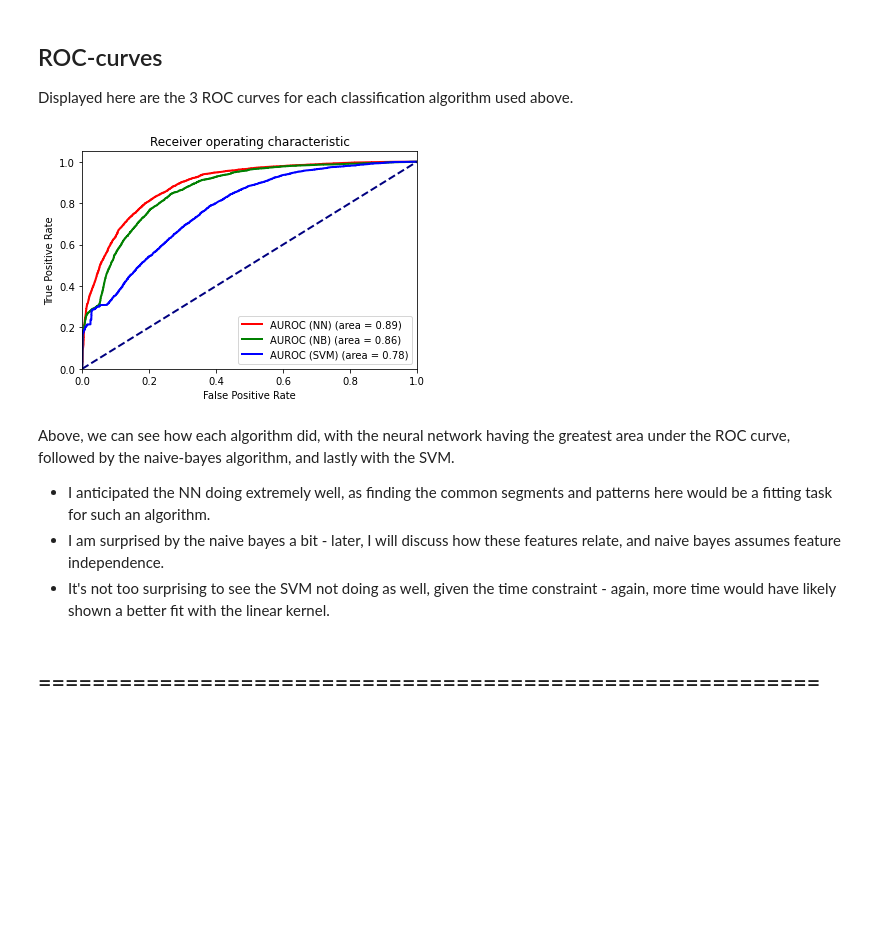
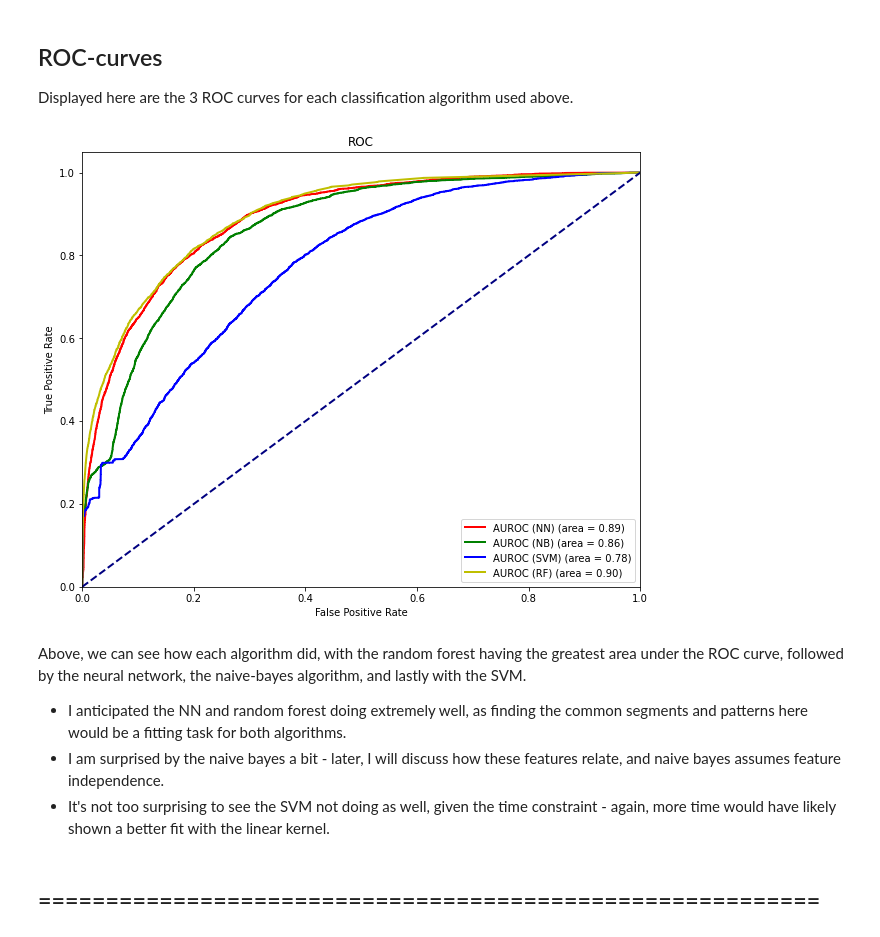
Before and after one commit to mrmattkennedy/Aunalytics-Data-Science, a Jupyter notebook: Aunalytics - Data Science - Matt Kennedy-checkpoint.ipynb, the cells around one changed output. Cells and saved outputs as stored; diff of their text form; code cells hidden in the pictures; blank space fills up the shorter version.

Commit message:
Added random forest, fixed some comments

```diff
--- a/Aunalytics - Data Science - Matt Kennedy-checkpoint.ipynb
+++ b/Aunalytics - Data Science - Matt Kennedy-checkpoint.ipynb
@@ -883,0 +924,17 @@ This confusion matrix shows most classifications leaning away from classifying a
+# %%
+from sklearn.ensemble import RandomForestClassifier
+
+train_y = train_csv.pop('class').to_list()
+train_x = train_csv.values.tolist()
+
+test_y = test_csv.pop('class').to_list()
+test_x = test_csv.values.tolist()
+
+rf = RandomForestClassifier(criterion="entropy", random_state=0)
+start = time.time()
+rf.fit(train_x, train_y)
+end = time.time()
+
+hours, rem = divmod(end-start, 3600)
+minutes, seconds = divmod(rem, 60)
+print("Runtime of SVM: {:0>2}:{:0>2}:{:05.2f} (HH:MM:SS.MS)".format(int(hours),int(minutes),seconds))
@@ -883,0 +950,5 @@ This confusion matrix shows most classifications leaning away from classifying a
+# %%
+#Create AUROC
+rf_score = rf.predict_proba(test_x)
+rf_fpr, rf_tpr, _ = roc_curve(test_y, rf_score[:, 1])
+rf_roc_auc = auc(rf_fpr, rf_tpr)
@@ -885,27 +973,34 @@ This confusion matrix shows most classifications leaning away from classifying a
 ## ROC-curves
 Displayed here are the 3 ROC curves for each classification algorithm used above.
 # %%
-plt.figure()
+plt.figure(figsize=(10,8))
 lw = 2
+#Plot neural network
 plt.plot(nn_fpr, nn_tpr, color='r',
          lw=lw, label='AUROC (NN) (area = %0.2f)' % nn_roc_auc)
+#Plot naive bayes
 plt.plot(nb_fpr, nb_tpr, color='g',
          lw=lw, label='AUROC (NB) (area = %0.2f)' % nb_roc_auc)
+#Plot SVM
 plt.plot(svm_fpr, svm_tpr, color='b',
          lw=lw, label='AUROC (SVM) (area = %0.2f)' % svm_roc_auc)
+#Plot random forest
+plt.plot(rf_fpr, rf_tpr, color='y',
+         lw=lw, label='AUROC (RF) (area = %0.2f)' % rf_roc_auc)
+
 plt.plot([0, 1], [0, 1], color='navy', lw=lw, linestyle='--')
 plt.xlim([0.0, 1.0])
 plt.ylim([0.0, 1.05])
 plt.xlabel('False Positive Rate')
 plt.ylabel('True Positive Rate')
-plt.title('Receiver operating characteristic')
+plt.title('ROC')
 plt.legend(loc="lower right")
 plt.show()
 # %% [output]
-[figure, old version]
+[figure, new version]
 # %% [markdown]
-Above, we can see how each algorithm did, with the neural network having the greatest area under the ROC curve, followed by the naive-bayes algorithm, and lastly with the SVM.
-* I anticipated the NN doing extremely well, as finding the common segments and patterns here would be a fitting task for such an algorithm.
+Above, we can see how each algorithm did, with the random forest having the greatest area under the ROC curve, followed by the neural network, the naive-bayes algorithm, and lastly with the SVM.
+* I anticipated the NN and random forest doing extremely well, as finding the common segments and patterns here would be a fitting task for both algorithms.
 * I am surprised by the naive bayes a bit - later, I will discuss how these features relate, and naive bayes assumes feature independence.
 * It's not too surprising to see the SVM not doing as well, given the time constraint - again, more time would have likely shown a better fit with the linear kernel.
 # %% [markdown]
```
Also changed, not shown: parts of 43 cells of this notebook.
